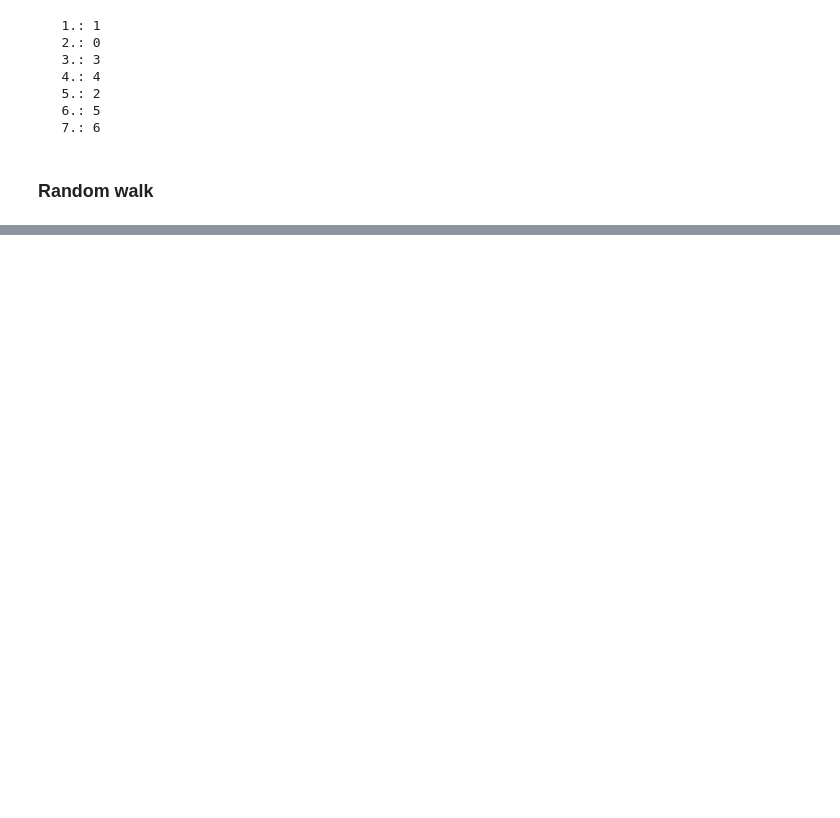
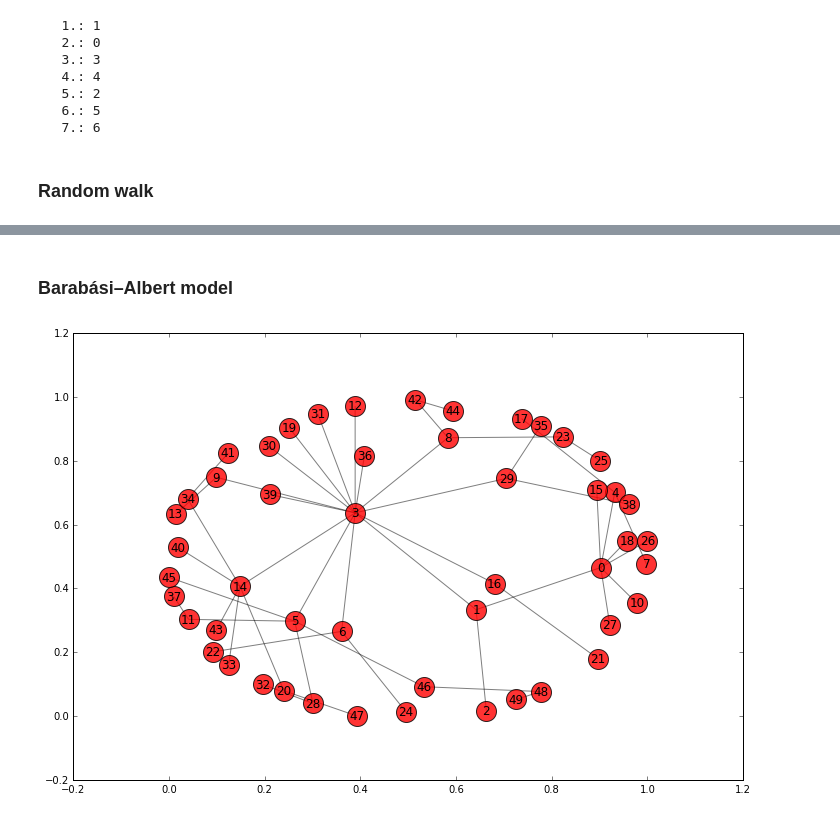
Before and after one commit to captain-proton/aise, a Jupyter notebook: documentation/source/nia/jupyter_nb/graph_samples.ipynb, the cells around one changed output, grey strips where cells are left out. Saved outputs shown, nothing was run; the diff lists cells and outputs as text; code cells hidden in the pictures; blank space fills up the shorter version.

Commit message:
update graph samples of nia

```diff
--- a/documentation/source/nia/jupyter_nb/graph_samples.ipynb
+++ b/documentation/source/nia/jupyter_nb/graph_samples.ipynb
@@ -246 +246,3 @@ for i in range(len(nodes)):
    7.: 4
+# %% [markdown]
+### Barabási–Albert model
@@ -246,0 +300,4 @@ for i in range(len(nodes)):
+# %%
+plot_graph(generate_barabasi_albert(50, 1))
+# %% [output]
+[figure, added]
```
Also changed, not shown: parts of 8 cells of this notebook.
